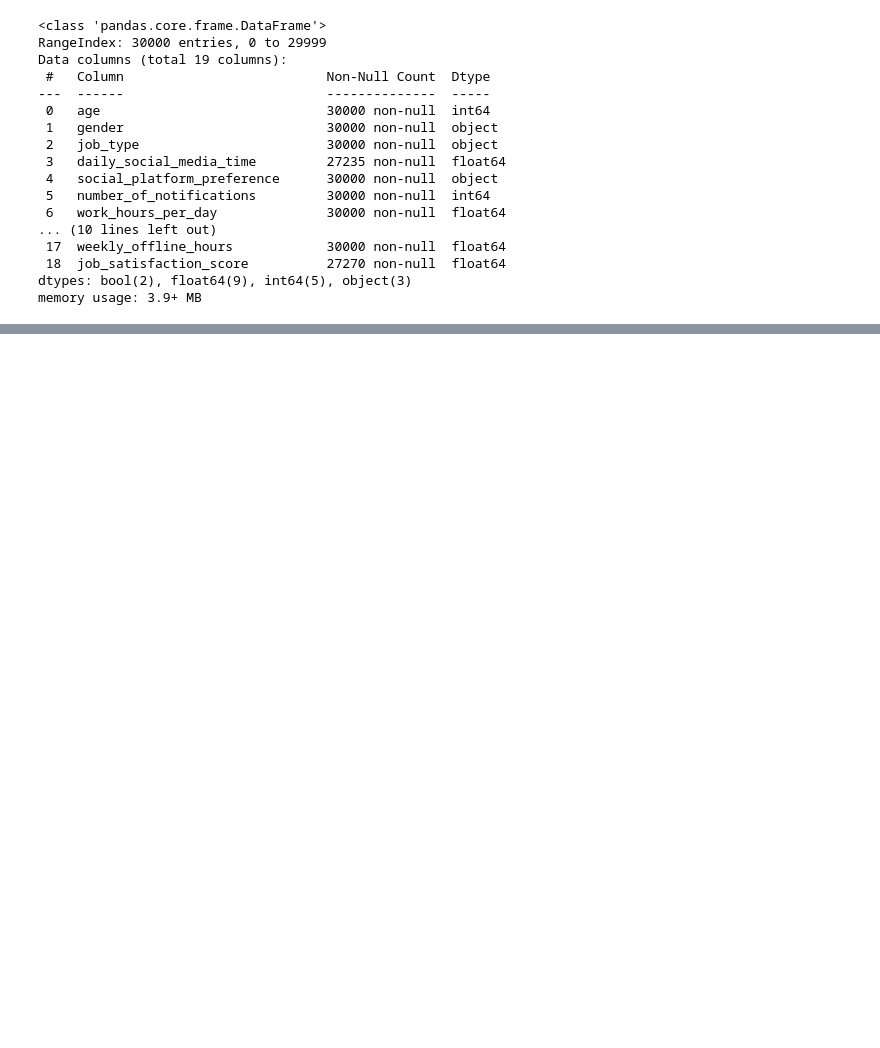
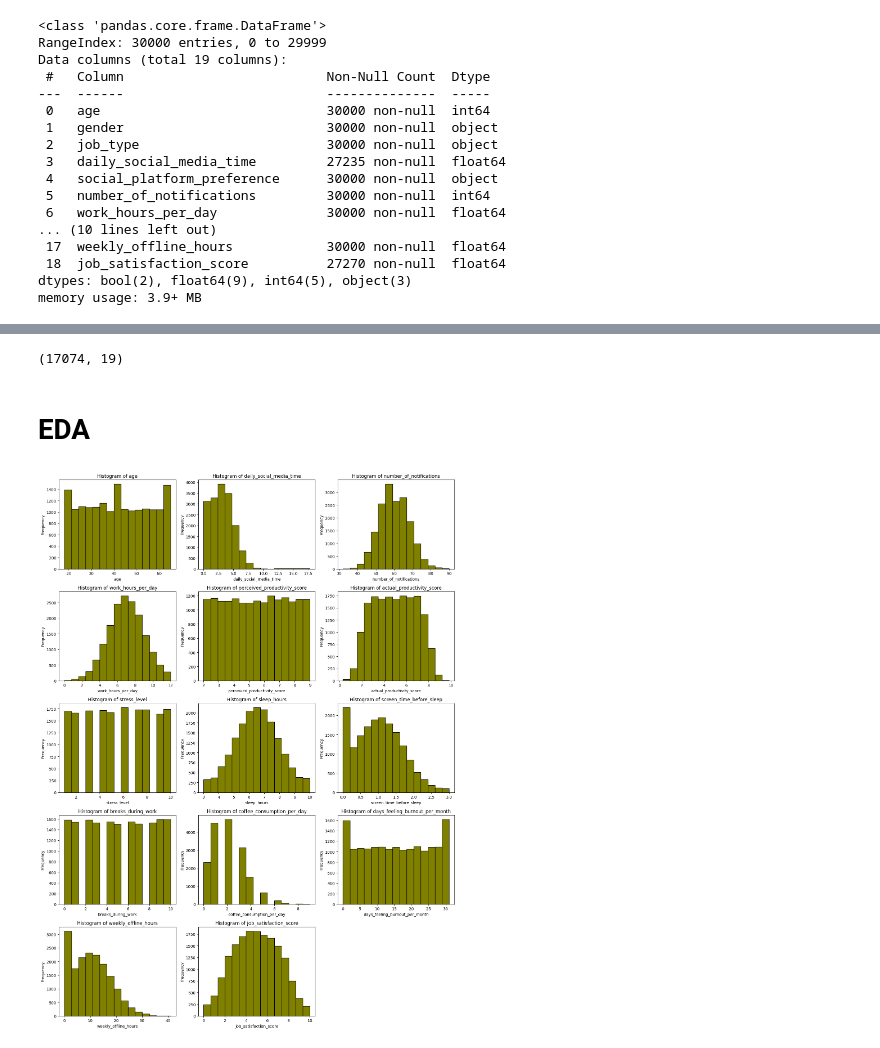
Before and after one commit to firarru/Matkul-ML, a Jupyter notebook: ML_Social_Media_Productivity.ipynb, the cells around one changed output, grey strips where cells are left out. Cells and saved outputs as stored; diff of their text form; code cells hidden in the pictures; blank space fills up the shorter version.

```diff
--- a/ML_Social_Media_Productivity.ipynb
+++ b/ML_Social_Media_Productivity.ipynb
@@ -61,0 +153,20 @@ memory usage: 3.9+ MB
+# %%
+df.shape
+# %% [output]
+(17074, 19)
+# %% [markdown]
+# **EDA**
+# %%
+plt.figure(figsize=(15, 20))
+
+for i, col in enumerate(numeric_cols, start=1):
+    plt.subplot(5, 3, i)
+    df[col].plot(kind='hist', color='olive', bins=15, edgecolor='black')
+    plt.title(f'Histogram of {col}')
+    plt.xlabel(col)
+    plt.ylabel('Frequency')
+
+plt.tight_layout()
+plt.show()
+# %% [output]
+[figure, added]
```
Also changed, not shown: parts of 13 cells of this notebook.
